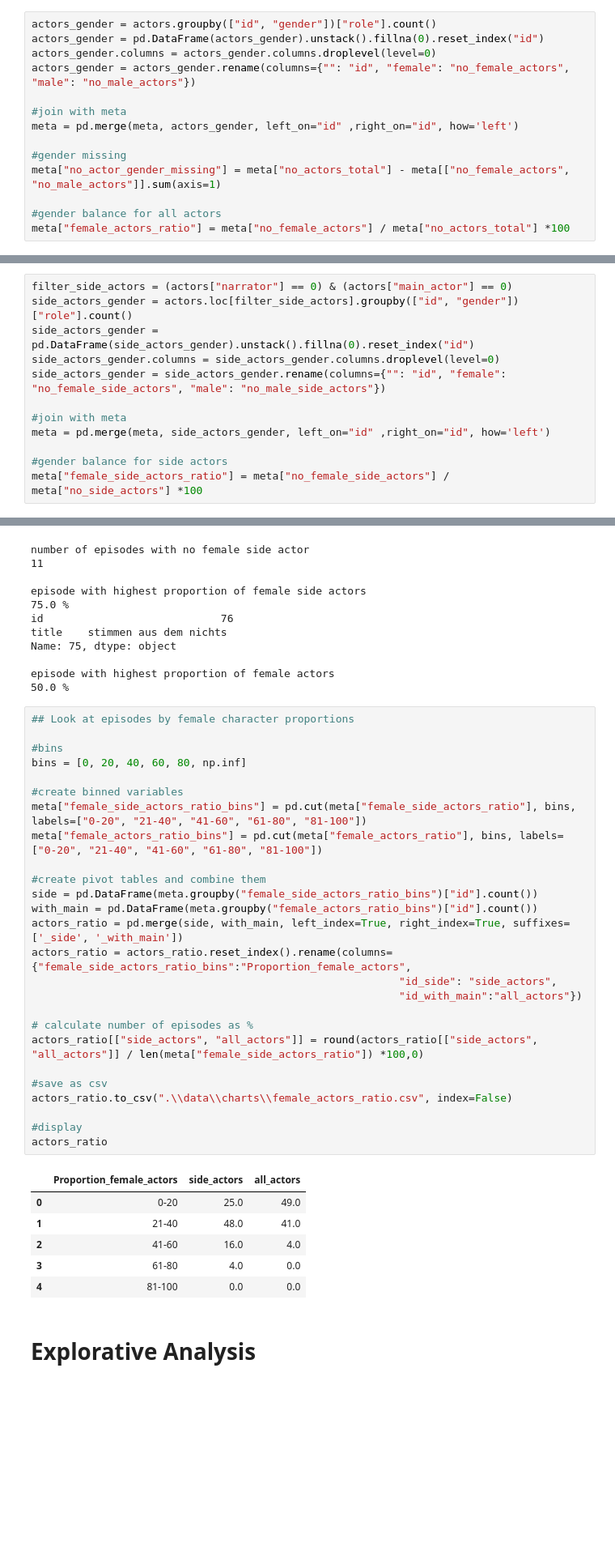
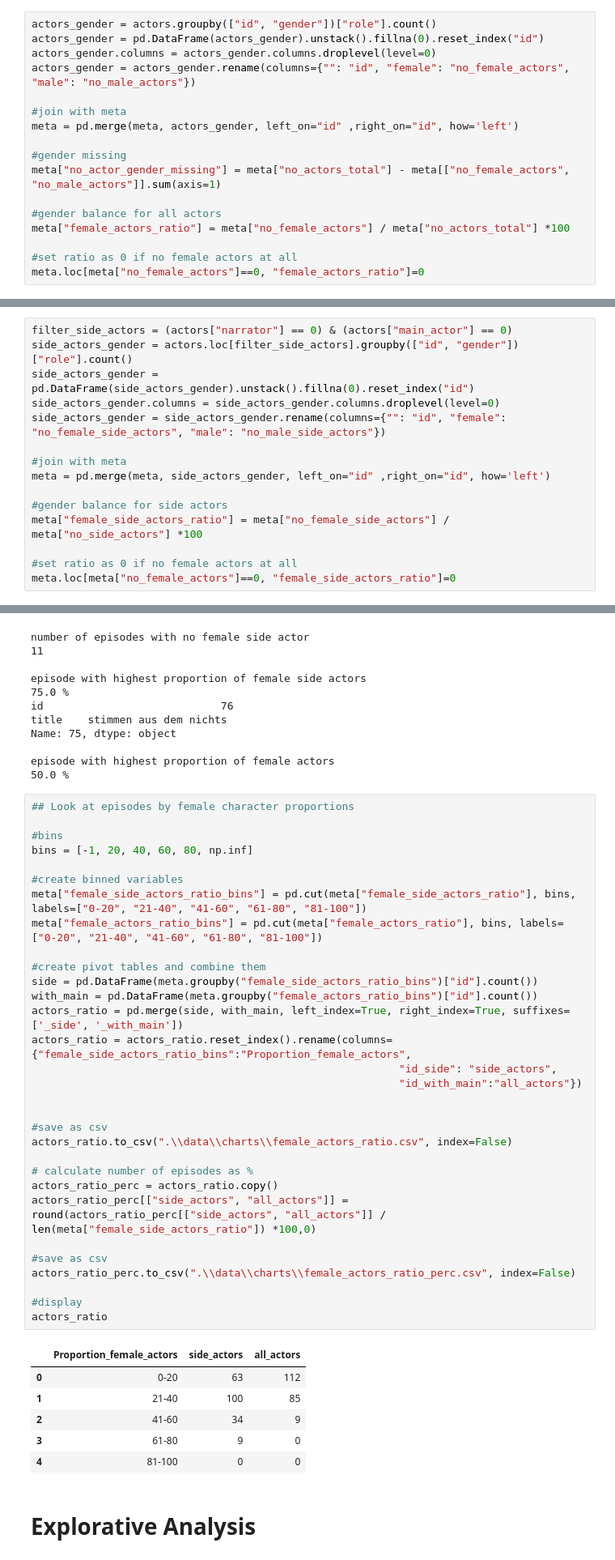
Before and after one commit to Lisa-Ho/three-investigators, a Jupyter notebook: notebooks/three-investigators-part-4-cleaning-and-analysis.ipynb, the cells around one changed output, grey strips where cells are left out. Shown at 81% size. Drawn from its saved outputs; the diff is of its cells as text; blank space fills up the shorter version.

Commit message:
fixed mistake in calculating female gender ratio

```diff
--- a/notebooks/three-investigators-part-4-cleaning-and-analysis.ipynb
+++ b/notebooks/three-investigators-part-4-cleaning-and-analysis.ipynb
@@ -211,6 +197,9 @@ meta["no_actor_gender_missing"] = meta["no_actors_total"] - meta[["no_female_act
 
 #gender balance for all actors
 meta["female_actors_ratio"] = meta["no_female_actors"] / meta["no_actors_total"] *100
+
+#set ratio as 0 if no female actors at all
+meta.loc[meta["no_female_actors"]==0, "female_actors_ratio"]=0
 # %% [markdown]
 ### Gender balance side actors
 # %%
@@ -225,6 +214,9 @@ meta = pd.merge(meta, side_actors_gender, left_on="id" ,right_on="id", how='left
 
 #gender balance for side actors
 meta["female_side_actors_ratio"] = meta["no_female_side_actors"] / meta["no_side_actors"] *100
+
+#set ratio as 0 if no female actors at all
+meta.loc[meta["no_female_actors"]==0, "female_side_actors_ratio"]=0
 # %% [markdown]
 ### Narrator
 # %%
@@ -506,36 +509,41 @@ episode with highest proportion of female actors
 # %%
 ## Look at episodes by female character proportions
 
 #bins
-bins = [0, 20, 40, 60, 80, np.inf]
+bins = [-1, 20, 40, 60, 80, np.inf]
 
 #create binned variables
 meta["female_side_actors_ratio_bins"] = pd.cut(meta["female_side_actors_ratio"], bins, labels=["0-20", "21-40", "41-60", "61-80", "81-100"])
 meta["female_actors_ratio_bins"] = pd.cut(meta["female_actors_ratio"], bins, labels=["0-20", "21-40", "41-60", "61-80", "81-100"])
 
 #create pivot tables and combine them
 side = pd.DataFrame(meta.groupby("female_side_actors_ratio_bins")["id"].count())
 with_main = pd.DataFrame(meta.groupby("female_actors_ratio_bins")["id"].count())
 actors_ratio = pd.merge(side, with_main, left_index=True, right_index=True, suffixes=['_side', '_with_main'])
 actors_ratio = actors_ratio.reset_index().rename(columns={"female_side_actors_ratio_bins":"Proportion_female_actors",
                                                           "id_side": "side_actors",
                                                           "id_with_main":"all_actors"})
 
-# calculate number of episodes as %
-actors_ratio[["side_actors", "all_actors"]] = round(actors_ratio[["side_actors", "all_actors"]] / len(meta["female_side_actors_ratio"]) *100,0)
 
 #save as csv
 actors_ratio.to_csv(".\\data\\charts\\female_actors_ratio.csv", index=False)
 
+# calculate number of episodes as %
+actors_ratio_perc = actors_ratio.copy()
+actors_ratio_perc[["side_actors", "all_actors"]] = round(actors_ratio_perc[["side_actors", "all_actors"]] / len(meta["female_side_actors_ratio"]) *100,0)
+
+#save as csv
+actors_ratio_perc.to_csv(".\\data\\charts\\female_actors_ratio_perc.csv", index=False)
+
 #display
 actors_ratio
 # %% [output]
 |  | Proportion_female_actors | side_actors | all_actors |
-| 0 | 0-20 | 25.0 | 49.0 |
-| 1 | 21-40 | 48.0 | 41.0 |
-| 2 | 41-60 | 16.0 | 4.0 |
-| 3 | 61-80 | 4.0 | 0.0 |
-| 4 | 81-100 | 0.0 | 0.0 |
+| 0 | 0-20 | 63 | 112 |
+| 1 | 21-40 | 100 | 85 |
+| 2 | 41-60 | 34 | 9 |
+| 3 | 61-80 | 9 | 0 |
+| 4 | 81-100 | 0 | 0 |
 # %% [markdown]
 # Explorative Analysis
 # %% [markdown]
```
Also changed, not shown: parts of 4 cells of this notebook.
